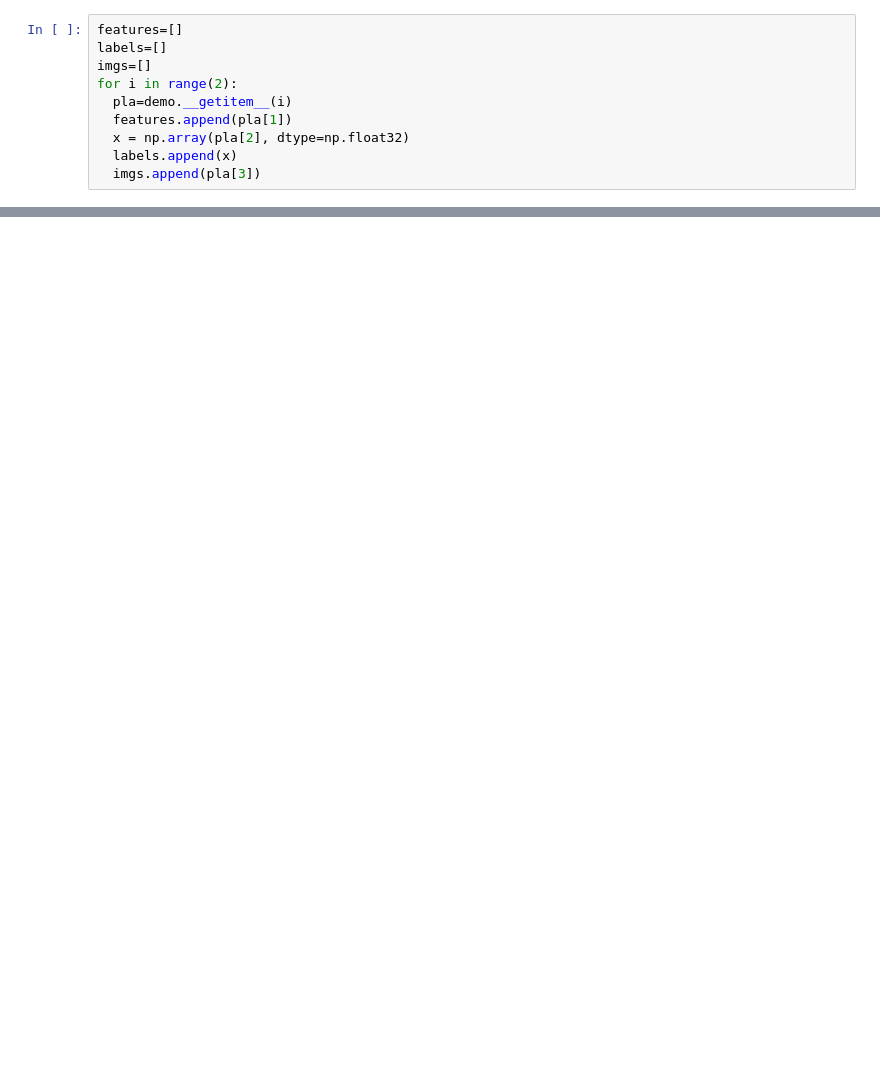
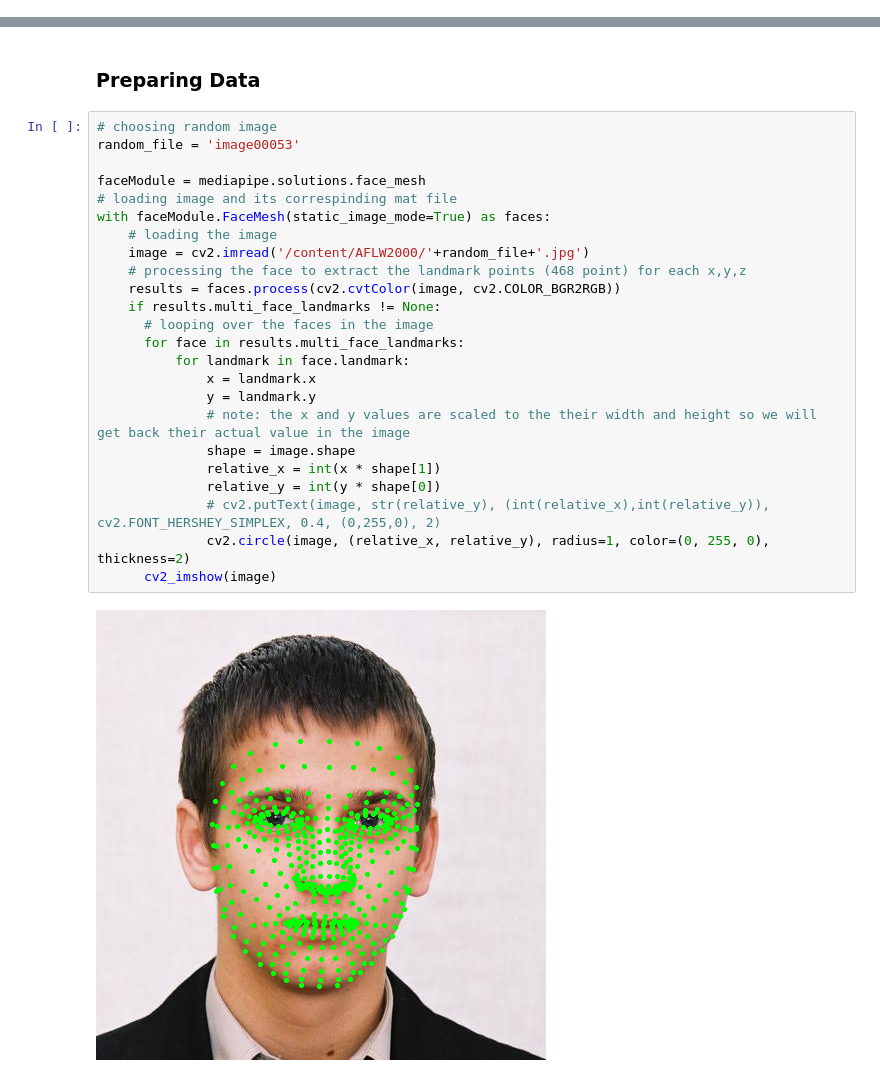
Before and after one commit to s7s/machine_learning_1, a Jupyter notebook: ML_in_practice/ProjectHelper.ipynb, the cells around one changed output, grey strips where cells are left out. Saved outputs shown, nothing was run; the diff lists cells and outputs as text; blank space fills up the shorter version.

Commit message:
Adding media pipe to the project helper

```diff
--- a/ML_in_practice/ProjectHelper.ipynb
+++ b/ML_in_practice/ProjectHelper.ipynb
@@ -128,10 +0,0 @@ demo=AFLW2000("/content/AFLW2000/*.mat",'/content/AFLW2000/')
-# %%
-features=[]
-labels=[]
-imgs=[]
-for i in range(2):
-  pla=demo.__getitem__(i)
-  features.append(pla[1])
-  x = np.array(pla[2], dtype=np.float32)
-  labels.append(x)
-  imgs.append(pla[3])
@@ -459,0 +65,28 @@ cv2.destroyAllWindows()
+# %% [markdown]
+### Preparing Data
+# %%
+# choosing random image
+random_file = 'image00053'
+
+faceModule = mediapipe.solutions.face_mesh
+# loading image and its correspinding mat file
+with faceModule.FaceMesh(static_image_mode=True) as faces:
+    # loading the image
+    image = cv2.imread('/content/AFLW2000/'+random_file+'.jpg')
+    # processing the face to extract the landmark points (468 point) for each x,y,z
+    results = faces.process(cv2.cvtColor(image, cv2.COLOR_BGR2RGB))
+    if results.multi_face_landmarks != None:
+      # looping over the faces in the image
+      for face in results.multi_face_landmarks:
+          for landmark in face.landmark:
+              x = landmark.x
+              y = landmark.y
+              # note: the x and y values are scaled to the their width and height so we will get back their actual value in the image
+              shape = image.shape
+              relative_x = int(x * shape[1])
+              relative_y = int(y * shape[0])
+              # cv2.putText(image, str(relative_y), (int(relative_x),int(relative_y)), cv2.FONT_HERSHEY_SIMPLEX, 0.4, (0,255,0), 2)
+              cv2.circle(image, (relative_x, relative_y), radius=1, color=(0, 255, 0), thickness=2)
+      cv2_imshow(image)
+# %% [output]
+[figure, added]
```
Also changed, not shown: parts of 52 cells of this notebook.
